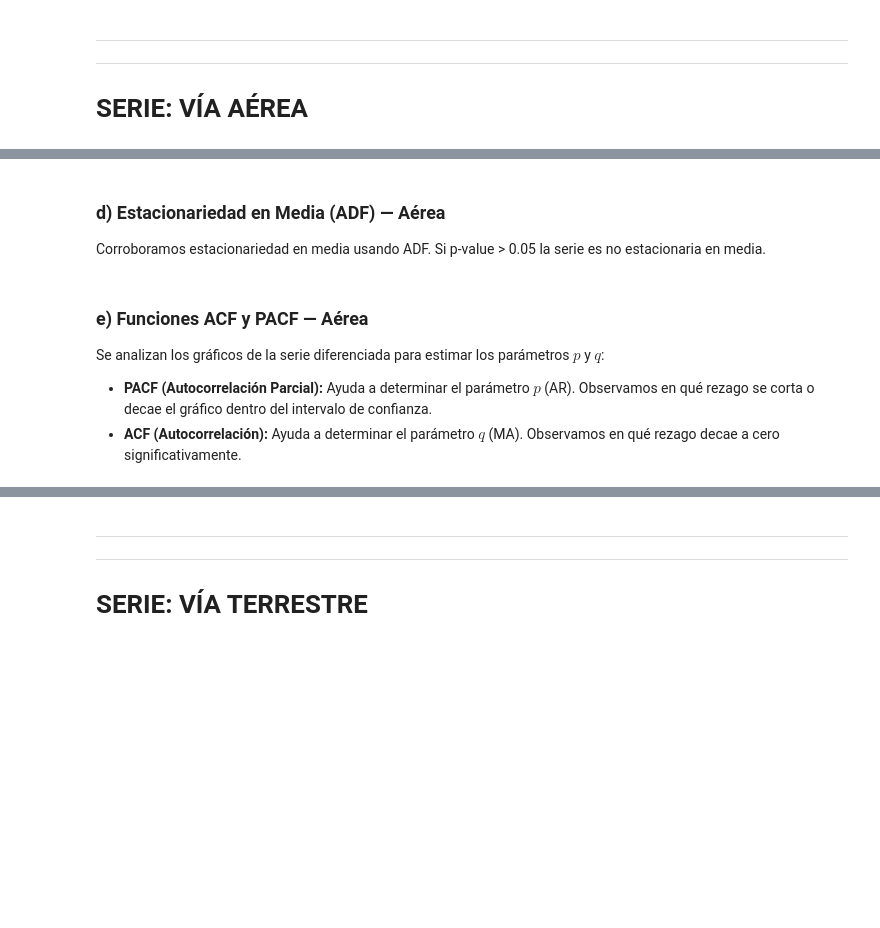
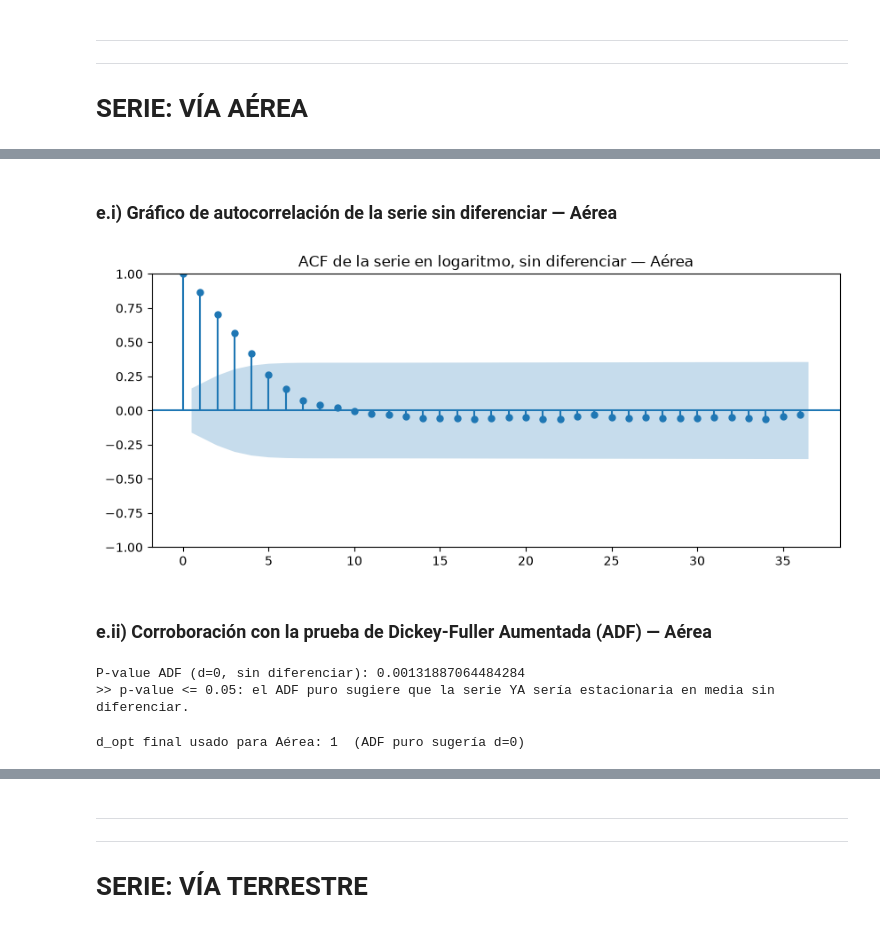
Before and after one commit to CamiR24/Lab1DS, a Jupyter notebook: Vias_de_ingreso/serie.ipynb, the cells around one changed output, grey strips where cells are left out. Drawn from its saved outputs; the diff is of its cells as text; code cells hidden in the pictures; blank space fills up the shorter version.

```diff
--- a/Vias_de_ingreso/serie.ipynb
+++ b/Vias_de_ingreso/serie.ipynb
@@ -130,24 +163,37 @@ plt.show()
-# %% [markdown]
-### d) Estacionariedad en Media (ADF) — Aérea
-Corroboramos estacionariedad en media usando ADF. Si p-value > 0.05 la serie es no estacionaria en media.
+# %% [markdown]
+### e.i) Gráfico de autocorrelación de la serie **sin diferenciar** — Aérea
+# %%
+fig, ax = plt.subplots(figsize=(10,4))
+plot_acf(ts_log_aérea, lags=36, ax=ax)
+ax.set_title('ACF de la serie en logaritmo, sin diferenciar — Aérea')
+plt.show()
+# %% [output]
+[figure, added]
+# %% [markdown]
+### e.ii) Corroboración con la prueba de Dickey-Fuller Aumentada (ADF) — Aérea
 # %%
-# Test ADF sin diferenciar
-dftest = adfuller(ts_log_aérea.dropna())
-print('P-value ADF (Sin diferenciar):', dftest[1])
+# Test ADF en d=0 (sin diferenciar) — se revisa PRIMERO antes de decidir si hace falta diferenciar
+dftest0 = adfuller(ts_log_aérea.dropna())
+print('P-value ADF (d=0, sin diferenciar):', dftest0[1])
 
-# Test ADF con 1 diferenciación
-dftest_diff = adfuller(ts_log_aérea.diff().dropna())
-print('P-value ADF (1 Diferenciación):', dftest_diff[1])
-
-if dftest_diff[1] > 0.05:
-    dftest_diff2 = adfuller(ts_log_aérea.diff().diff().dropna())
-    print('P-value ADF (2 Diferenciaciones):', dftest_diff2[1])
-    d_opt = 2
+if dftest0[1] <= 0.05:
+    d_adf_aérea = 0
+    print(">> p-value <= 0.05: el ADF puro sugiere que la serie YA sería estacionaria en media sin diferenciar.")
 else:
-    d_opt = 1
-print(f"\nSe observa que la serie alcanza la estacionariedad con d={d_opt} (p-value < 0.05)")
+    dftest1 = adfuller(ts_log_aérea.diff().dropna())
+    print('P-value ADF (d=1):', dftest1[1])
+    if dftest1[1] <= 0.05:
+        d_adf_aérea = 1
+    else:
+        dftest2 = adfuller(ts_log_aérea.diff().diff().dropna())
+        print('P-value ADF (d=2):', dftest2[1])
+        d_adf_aérea = 2
+    print(f">> Según el ADF, la serie alcanza estacionariedad en media con d={d_adf_aérea}.")
+# %% [output]
+P-value ADF (d=0, sin diferenciar): 0.00131887064484284
+>> p-value <= 0.05: el ADF puro sugiere que la serie YA sería estacionaria en media sin diferenciar.
-# %% [markdown]
-### e) Funciones ACF y PACF — Aérea
-Se analizan los gráficos de la serie diferenciada para estimar los parámetros $p$ y $q$:
-- **PACF (Autocorrelación Parcial):** Ayuda a determinar el parámetro $p$ (AR). Observamos en qué rezago se corta o decae el gráfico dentro del intervalo de confianza.
-- **ACF (Autocorrelación):** Ayuda a determinar el parámetro $q$ (MA). Observamos en qué rezago decae a cero significativamente.
+# %%
+d_opt_aérea = 1 if d_adf_aérea == 0 else d_adf_aérea
+print(f"d_opt final usado para Aérea: {d_opt_aérea}  (ADF puro sugería d={d_adf_aérea})")
+# %% [output]
+d_opt final usado para Aérea: 1  (ADF puro sugería d=0)
```
Also changed, not shown: parts of 119 cells of this notebook, 1 other file.
